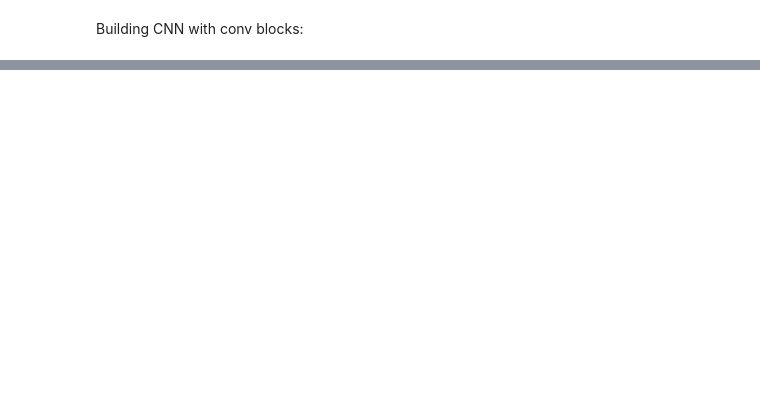
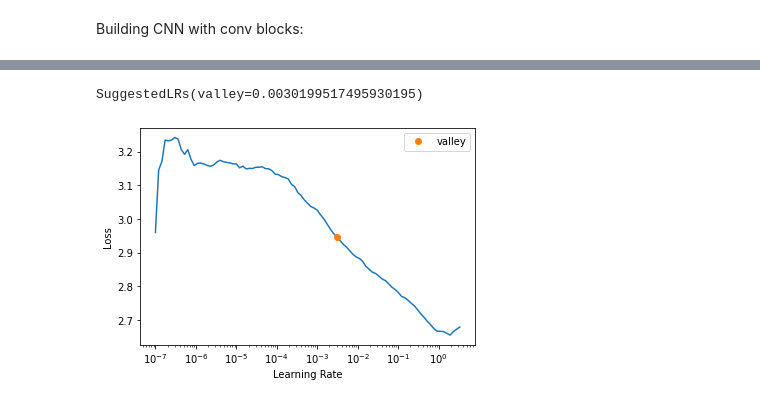
Before and after one commit to mldurga/easydl, a Jupyter notebook: _notebooks/2021-09-20-Fastbook-chapter13.ipynb, the cells around one changed output, grey strips where cells are left out. Drawn from its saved outputs; the diff is of its cells as text; code cells hidden in the pictures; blank space fills up the shorter version.

```diff
--- a/_notebooks/2021-09-20-Fastbook-chapter13.ipynb
+++ b/_notebooks/2021-09-20-Fastbook-chapter13.ipynb
@@ -176,5 +247,0 @@ first building basic convolution block
-# %%
-def conv(ni,nf,ks=3,act=True):
-  res=nn.Conv2D(ni,nf,stride=2,kernel_size=ks,padding=ks//2)
-  if act: res=nn.Sequential(res,nn.ReLU())
-  return res
@@ -181,12 +291,14 @@ def conv(ni,nf,ks=3,act=True):
 # %% [markdown]
 Building CNN with conv blocks:
 # %%
-def cnn_scratch():
-  return nn.Sequential(
-      conv(1,8, ks=5),
+cnn_from_scratch_t= nn.Sequential(
+      conv(3,8, ks=5), #initial kernel size increased for better accuracy
       conv(8,16),
       conv(16,32),
       conv(32,64),
-      conv(64,16, act=False),
+      conv(64,128),
+      conv(128,256),
+      conv(256,512),
+      conv(512,16, act=False), #since no of handwritten charecters are 16
       Flatten(),
   )
@@ -217,0 +305,3 @@ I highly encourage you to look at this [video](https://vimeo.com/274236414) firs
+# %%
+learn_cfs_telux=Learner(dls,cnn_from_scratch_t,loss_func=F.cross_entropy, metrics=accuracy)
+learn_cfs_telux.summary()
@@ -217,0 +327,3 @@ I highly encourage you to look at this [video](https://vimeo.com/274236414) firs
+# %%
+learn_cfs_telux.lr_find()
+# %% [output]
@@ -217,0 +331,2 @@ I highly encourage you to look at this [video](https://vimeo.com/274236414) firs
+SuggestedLRs(valley=0.0030199517495930195)
+[figure, added]
```
Also changed, not shown: parts of 33 cells of this notebook.
